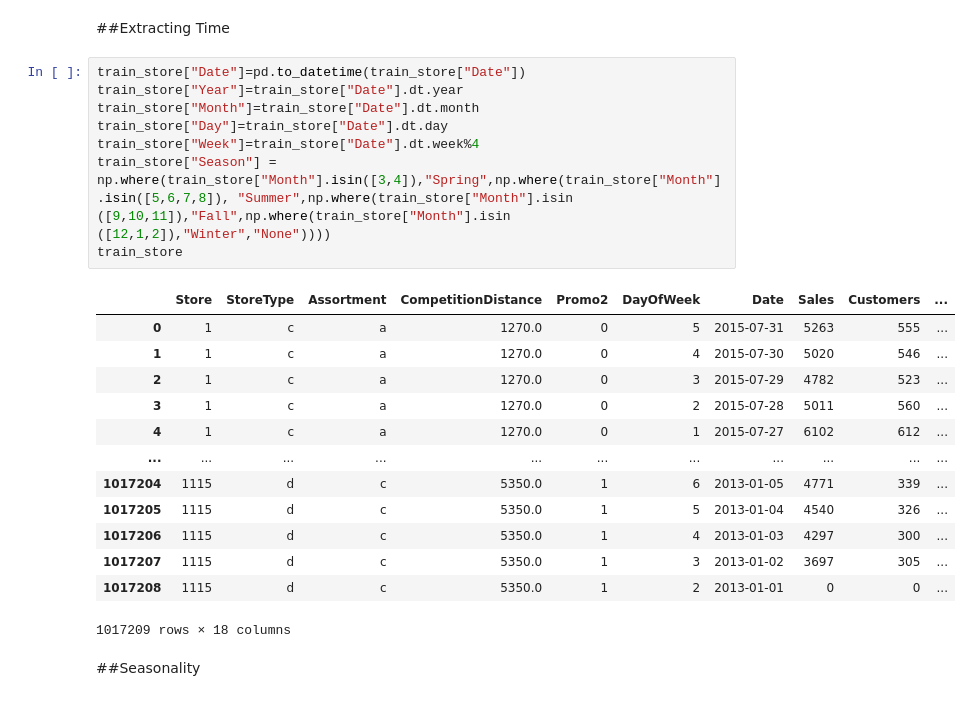
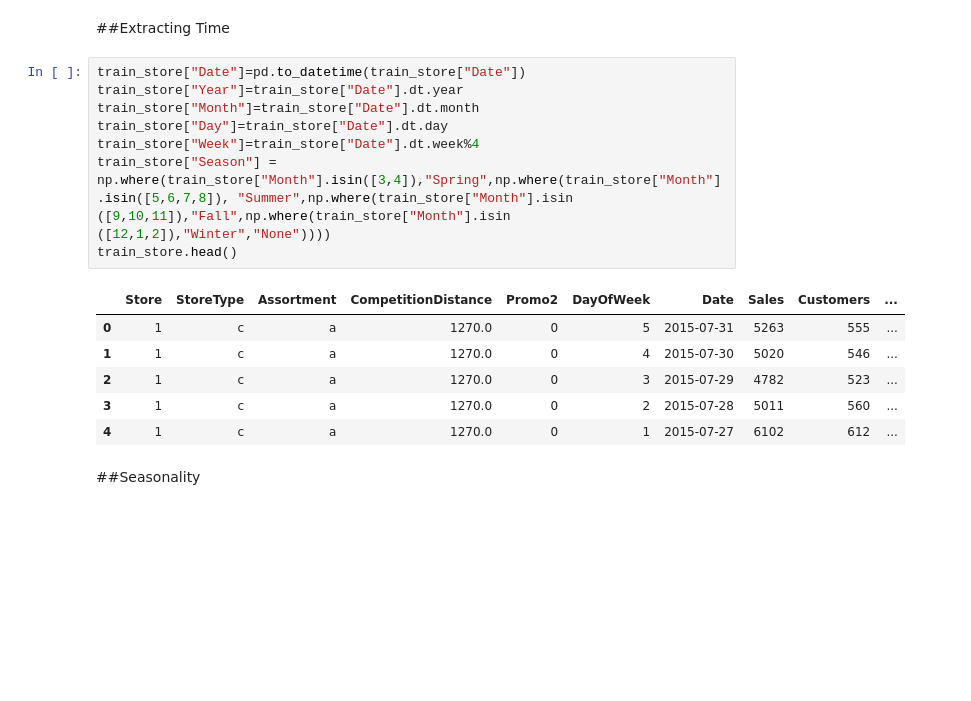
Before and after one commit to munyolec/Sales_Prediction, a Jupyter notebook: Sales_prediction_final.ipynb, the cells around one changed output. Cells and saved outputs as stored; diff of their text form; blank space fills up the shorter version.

```diff
--- a/Sales_prediction_final.ipynb
+++ b/Sales_prediction_final.ipynb
@@ -153,25 +177,18 @@ print(max(train_store["Customers"]))
 # %%
 train_store["Date"]=pd.to_datetime(train_store["Date"])
 train_store["Year"]=train_store["Date"].dt.year
 train_store["Month"]=train_store["Date"].dt.month
 train_store["Day"]=train_store["Date"].dt.day
 train_store["Week"]=train_store["Date"].dt.week%4
 train_store["Season"] = np.where(train_store["Month"].isin([3,4]),"Spring",np.where(train_store["Month"].isin([5,6,7,8]), "Summer",np.where(train_store["Month"].isin ([9,10,11]),"Fall",np.where(train_store["Month"].isin ([12,1,2]),"Winter","None"))))
-train_store
+train_store.head()
 # %% [output]
 |  | Store | StoreType | Assortment | CompetitionDistance | Promo2 | DayOfWeek | Date | Sales | Customers | ... |
 | 0 | 1 | c | a | 1270.0 | 0 | 5 | 2015-07-31 | 5263 | 555 | ... |
 | 1 | 1 | c | a | 1270.0 | 0 | 4 | 2015-07-30 | 5020 | 546 | ... |
 | 2 | 1 | c | a | 1270.0 | 0 | 3 | 2015-07-29 | 4782 | 523 | ... |
 | 3 | 1 | c | a | 1270.0 | 0 | 2 | 2015-07-28 | 5011 | 560 | ... |
 | 4 | 1 | c | a | 1270.0 | 0 | 1 | 2015-07-27 | 6102 | 612 | ... |
-| ... | ... | ... | ... | ... | ... | ... | ... | ... | ... | ... |
-| 1017204 | 1115 | d | c | 5350.0 | 1 | 6 | 2013-01-05 | 4771 | 339 | ... |
-| 1017205 | 1115 | d | c | 5350.0 | 1 | 5 | 2013-01-04 | 4540 | 326 | ... |
-| 1017206 | 1115 | d | c | 5350.0 | 1 | 4 | 2013-01-03 | 4297 | 300 | ... |
-| 1017207 | 1115 | d | c | 5350.0 | 1 | 3 | 2013-01-02 | 3697 | 305 | ... |
-| 1017208 | 1115 | d | c | 5350.0 | 1 | 2 | 2013-01-01 | 0 | 0 | ... |
-1017209 rows × 18 columns
 # %% [markdown]
 ##Seasonality
 # %%
```
Also changed, not shown: parts of 23 cells of this notebook.
